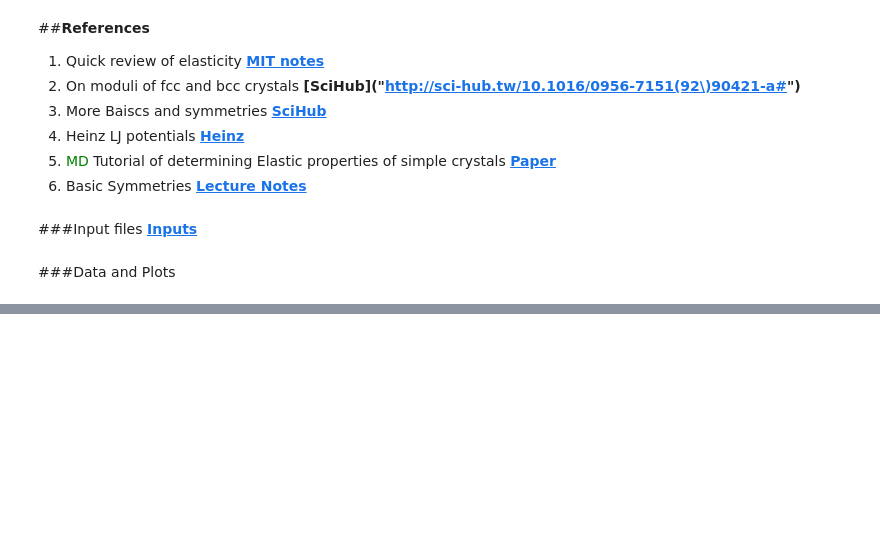
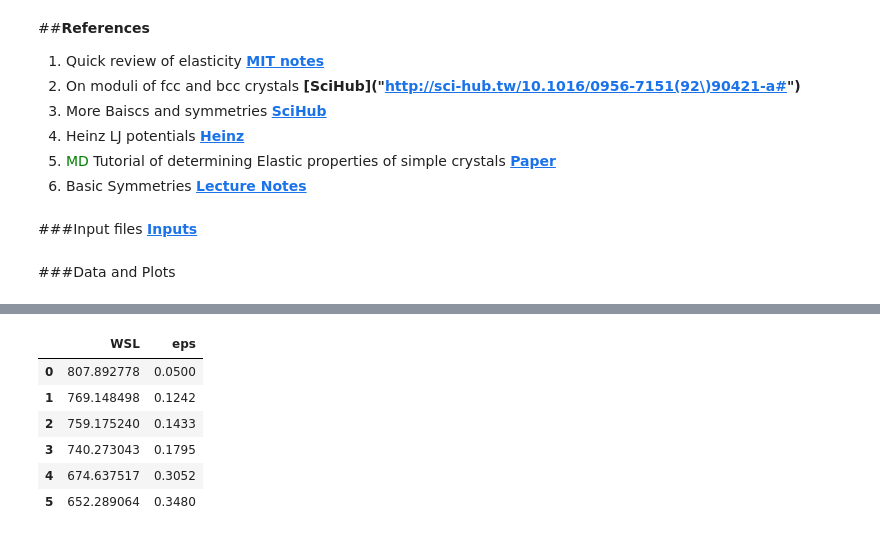
Before and after one commit to katrinleinweber/p8git, a Jupyter notebook: droplets.ipynb, the cells around one changed output, grey strips where cells are left out. Saved outputs shown, nothing was run; the diff lists cells and outputs as text; code cells hidden in the pictures; blank space fills up the shorter version.

```diff
--- a/droplets.ipynb
+++ b/droplets.ipynb
@@ -165,0 +211,16 @@ f=sm.Function('f')(x)
+# %%
+##Epsilon_SL values
+
+values=np.array([0.05,0.1242,0.1433,0.1795,0.3052,0.348])
+Wout=fitfunc(p1,values)
+
+W_req=pd.DataFrame({'eps': values,'WSL': Wout})
+W_req
+# %% [output]
+|  | WSL | eps |
+| 0 | 807.892778 | 0.0500 |
+| 1 | 769.148498 | 0.1242 |
+| 2 | 759.175240 | 0.1433 |
+| 3 | 740.273043 | 0.1795 |
+| 4 | 674.637517 | 0.3052 |
+| 5 | 652.289064 | 0.3480 |
```
Also changed, not shown: parts of 7 cells of this notebook, 4 other files.
